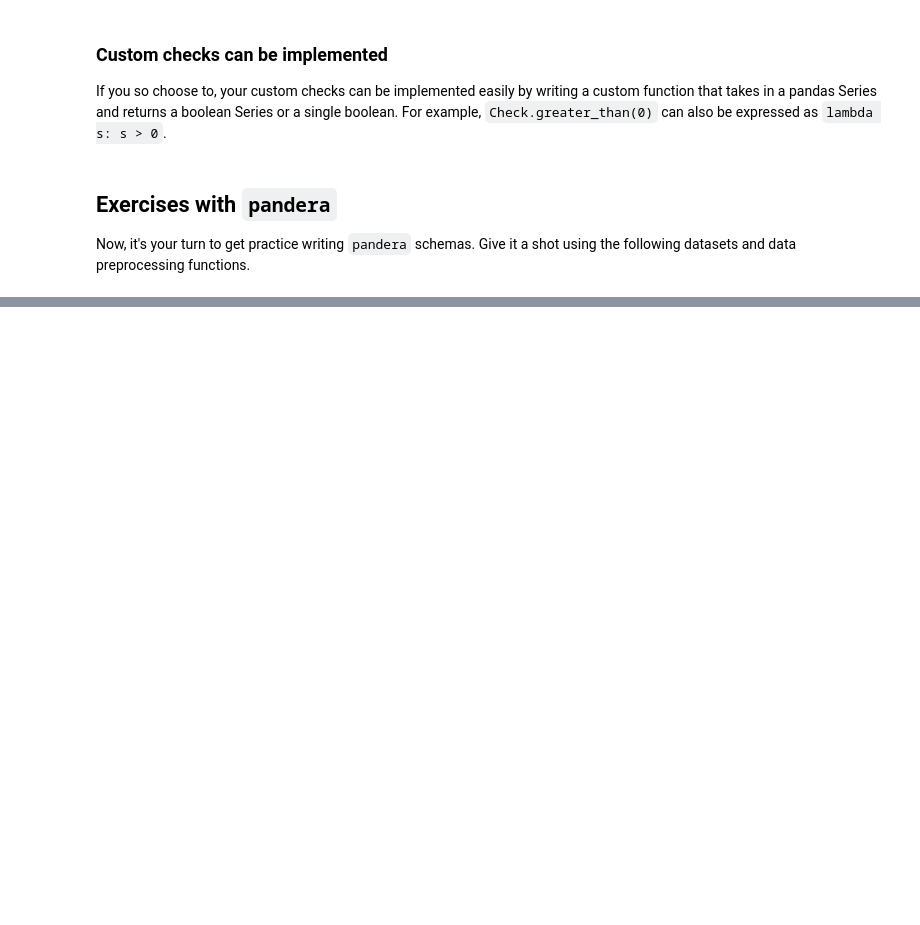
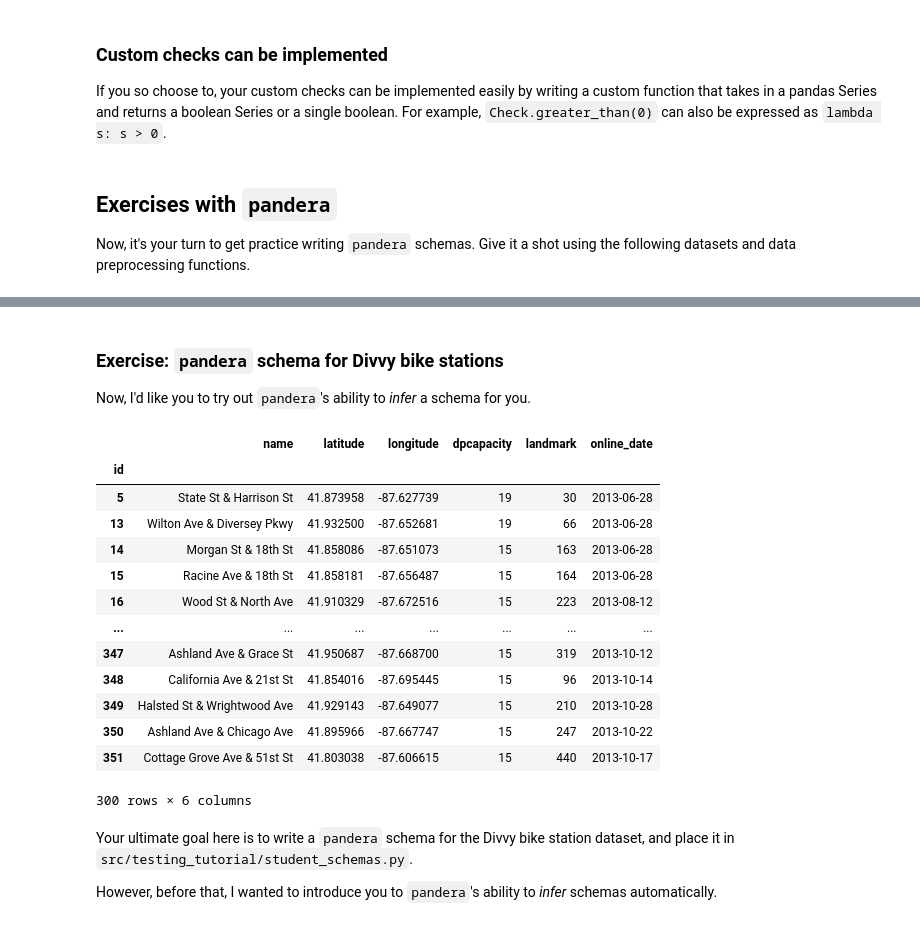
Before and after one commit to ericmjl/data-testing-tutorial, a Jupyter notebook: docs/4-data-checks.ipynb, the cells around one changed output, grey strips where cells are left out. Drawn from its saved outputs; the diff is of its cells as text; code cells hidden in the pictures; blank space fills up the shorter version.

```diff
--- a/docs/4-data-checks.ipynb
+++ b/docs/4-data-checks.ipynb
@@ -550,0 +234,30 @@ plt.show()
+# %% [markdown]
+### Exercise: `pandera` schema for Divvy bike stations
+
+Now, I'd like you to try out `pandera`'s ability to _infer_ a schema for you.
+# %%
+divvy = pd.read_csv(
+    here() / "data/Divvy_Stations_2013.csv",  # there is a corrupt version: Divvy_Stations_2013_corrupt.csv
+    parse_dates=["online date"],
+    index_col="id"
+).clean_names()
+divvy
+# %% [output]
+|  | name | latitude | longitude | dpcapacity | landmark | online_date |
+| id |  |  |  |  |  |  |
+| 5 | State St & Harrison St | 41.873958 | -87.627739 | 19 | 30 | 2013-06-28 |
+| 13 | Wilton Ave & Diversey Pkwy | 41.932500 | -87.652681 | 19 | 66 | 2013-06-28 |
+| 14 | Morgan St & 18th St | 41.858086 | -87.651073 | 15 | 163 | 2013-06-28 |
+| 15 | Racine Ave & 18th St | 41.858181 | -87.656487 | 15 | 164 | 2013-06-28 |
+| 16 | Wood St & North Ave | 41.910329 | -87.672516 | 15 | 223 | 2013-08-12 |
+| ... | ... | ... | ... | ... | ... | ... |
+| 347 | Ashland Ave & Grace St | 41.950687 | -87.668700 | 15 | 319 | 2013-10-12 |
+| 348 | California Ave & 21st St | 41.854016 | -87.695445 | 15 | 96 | 2013-10-14 |
+| 349 | Halsted St & Wrightwood Ave | 41.929143 | -87.649077 | 15 | 210 | 2013-10-28 |
+| 350 | Ashland Ave & Chicago Ave | 41.895966 | -87.667747 | 15 | 247 | 2013-10-22 |
+| 351 | Cottage Grove Ave & 51st St | 41.803038 | -87.606615 | 15 | 440 | 2013-10-17 |
+300 rows × 6 columns
+# %% [markdown]
+Your ultimate goal here is to write a `pandera` schema for the Divvy bike station dataset, and place it in `src/testing_tutorial/student_schemas.py`.
+
+However, before that, I wanted to introduce you to `pandera`'s ability to _infer_ schemas automatically.
```
Also changed, not shown: parts of 72 cells of this notebook.
